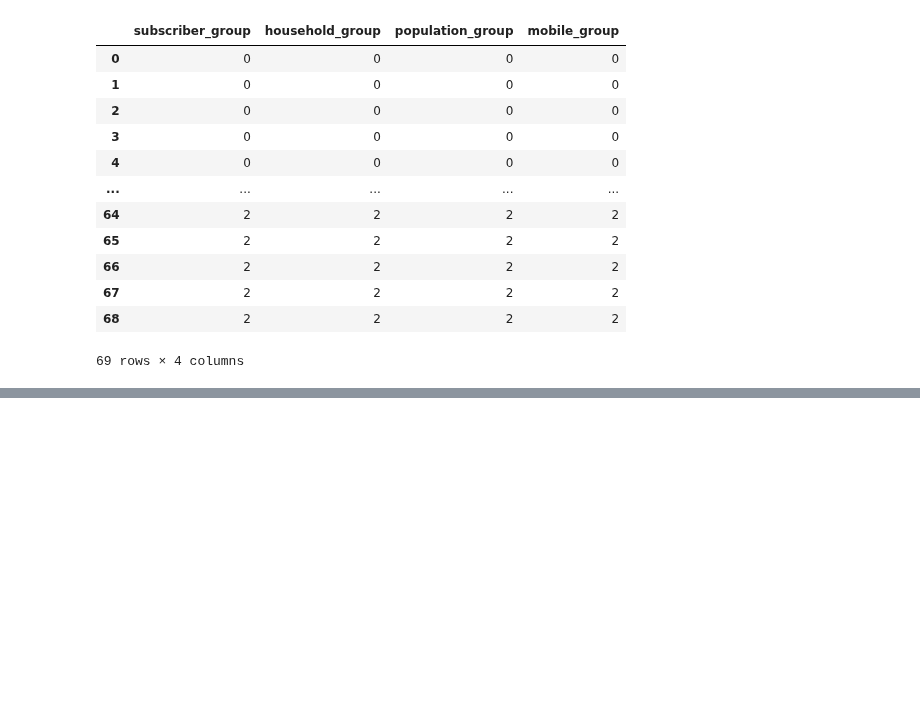
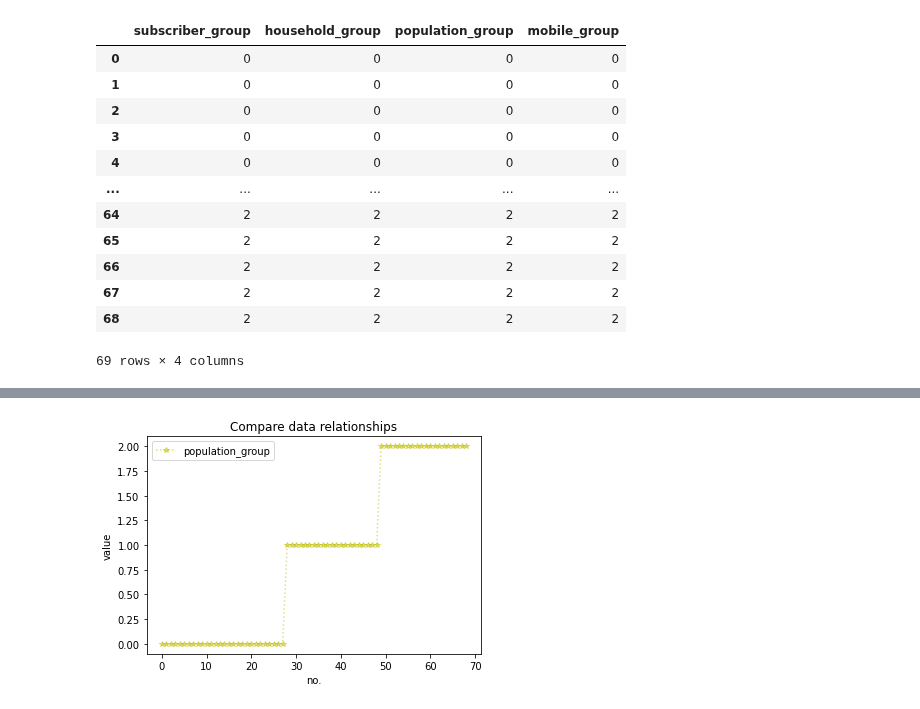
Before and after one commit to mintra-tippayaratsontorn/DWDM21, a Jupyter notebook: Project_DWDM.ipynb, the cells around one changed output, grey strips where cells are left out. Drawn from its saved outputs; the diff is of its cells as text; code cells hidden in the pictures; blank space fills up the shorter version.

```diff
--- a/Project_DWDM.ipynb
+++ b/Project_DWDM.ipynb
@@ -666,0 +701,12 @@ from matplotlib import pyplot as plt  # ทำการ import package เข้
+# %%
+# จากผล Asso code 2 มา plot กราฟ population_group
+# low_population ดูกราฟตรงที่ข้อมูลอยู่ในระดับต่ำ(low) หรือตรงส่วนที่มีค่าข้อมูลเท่ากับ 0
+
+plt.plot(range(len(data_cut.iloc[:,2:-1])),data_cut.iloc[:,2:-1],'*:y',alpha=0.5,label='population_group')  # สีเหลือง population_group
+
+plt.ylabel('value')  # กำหนดชื่อแกน y บอกว่าข้อมูลในแต่ละ column มีค่าข้อมูลเท่ากับเท่าไหร่? (มีค่าข้อมูล 3 ตัว ได้แก่ 0, 1, 2)
+plt.xlabel('no.')  # กำหนดชื่อแกน x บอกว่าข้อมูลในแต่ละ column อยู่จุดที่เท่าไหร่? (เริ่มจาก 0 ถึง 68)
+plt.title('Compare data relationships')  # กำหนดชื่อกราฟ ชื่อว่า "เปรียบเทียบความสัมพันธ์ของข้อมูล"
+plt.legend();  # ทำให้เพื่อไม่ให้ข้อความที่ไม่ต้องการขึ้นมา
+# %% [output]
+[figure, added]
```
Also changed, not shown: parts of 16 cells of this notebook.
